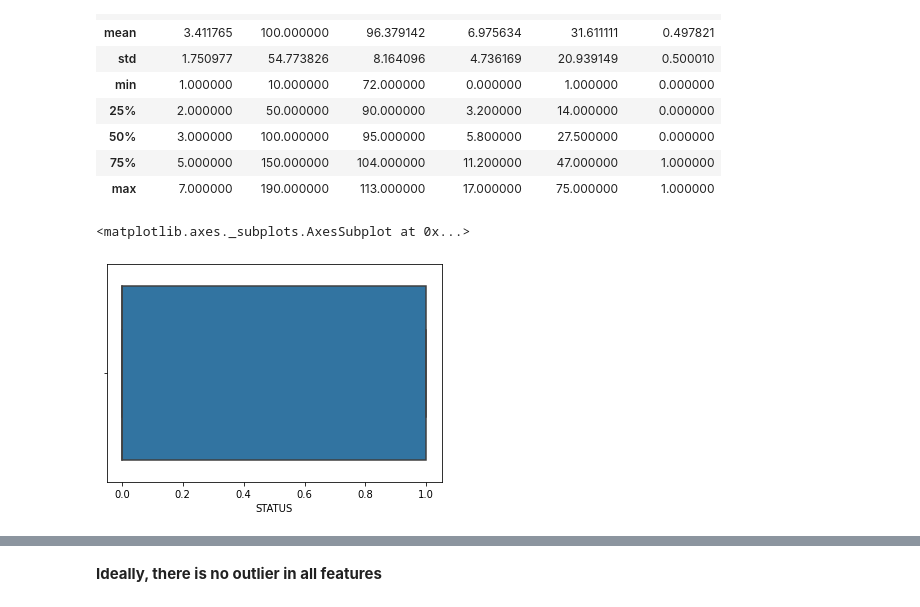
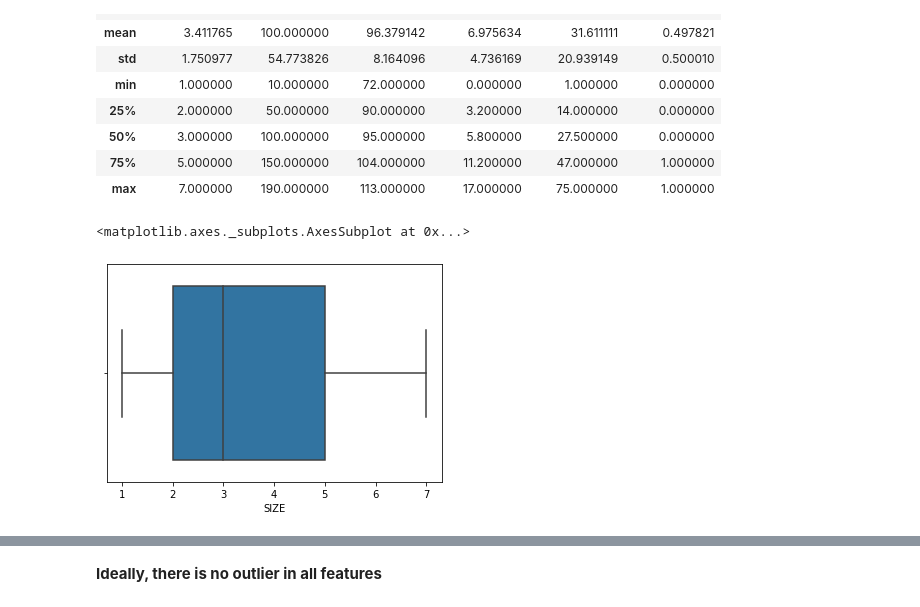
Before and after one commit to davidmorrison-08-30/KNN-FROM-SCRATCH, a Jupyter notebook: kNN_from_scratch.ipynb, the cells around one changed output, grey strips where cells are left out. Drawn from its saved outputs; the diff is of its cells as text; code cells hidden in the pictures.

```diff
--- a/kNN_from_scratch.ipynb
+++ b/kNN_from_scratch.ipynb
@@ -378,7 +378,7 @@ df.describe()
 | 75% | 5.000000 | 150.000000 | 104.000000 | 11.200000 | 47.000000 | 1.000000 |
 | max | 7.000000 | 190.000000 | 113.000000 | 17.000000 | 75.000000 | 1.000000 |
 # %%
-sns.boxplot(x=df["STATUS"])
+sns.boxplot(x=df["SIZE"])
 # %% [output]
 <matplotlib.axes._subplots.AxesSubplot at 0x...>
-[figure, old version]
+[figure, new version]
```
Also changed, not shown: parts of 5 cells of this notebook.
